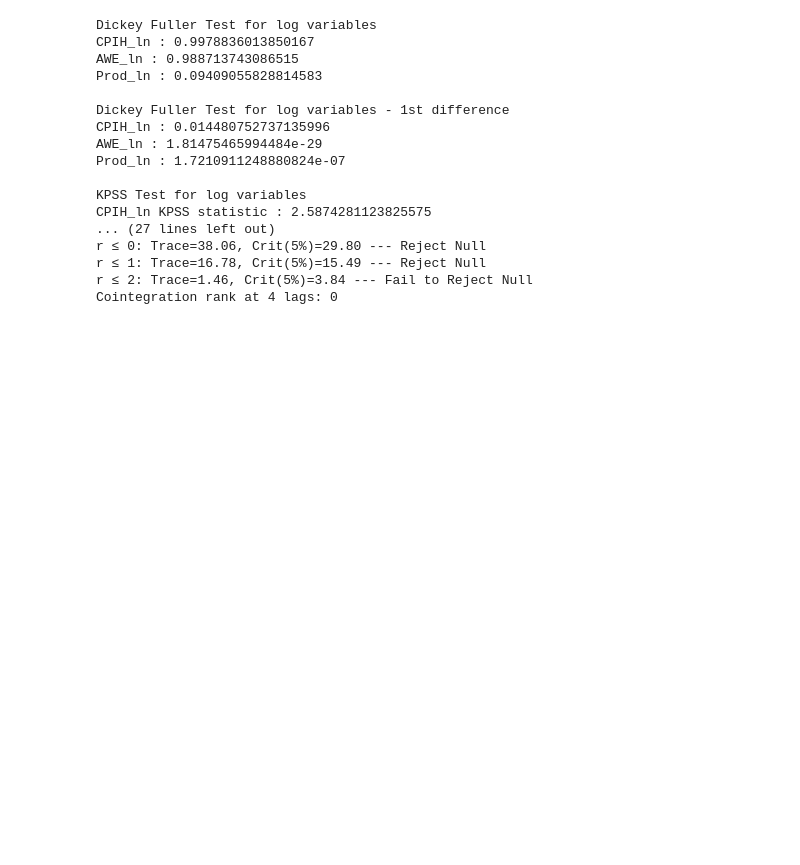
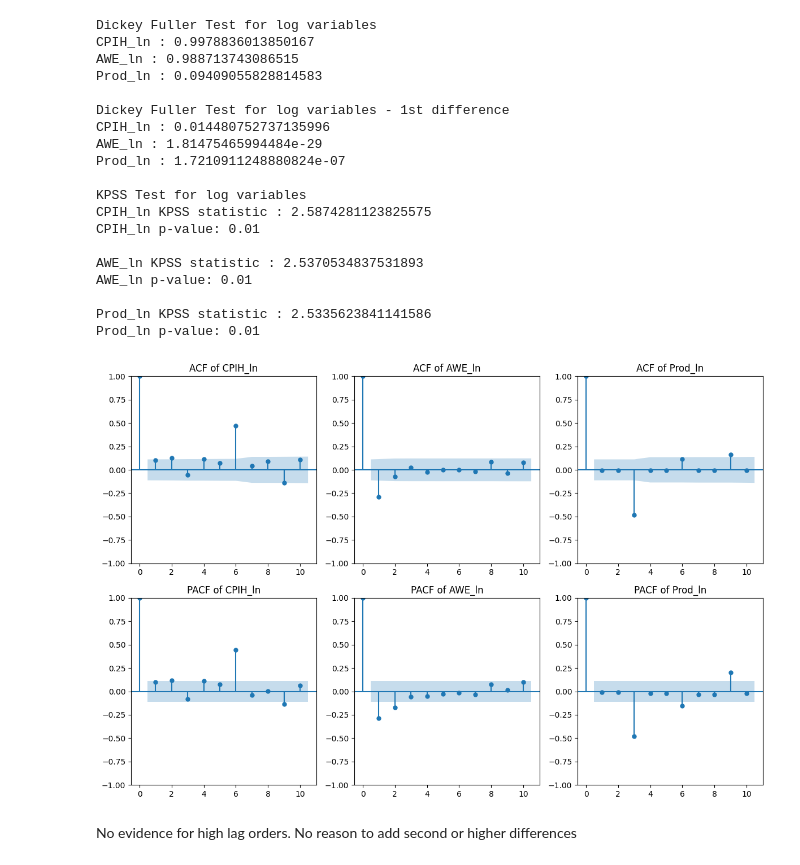
Before and after one commit to adrymmm/uk_inflation_wage_project, a Jupyter notebook: model.ipynb, the cells around one changed output. Drawn from its saved outputs; the diff is of its cells as text; code cells hidden in the pictures; blank space fills up the shorter version.

Commit message:
Added ACF and PACF plots. Respecified cointegration test. Estimated using VECM. Forecasted the next 12 months and tested model accuracy.

```diff
--- a/model.ipynb
+++ b/model.ipynb
@@ -9,6 +11,13 @@ from statsmodels.tools.sm_exceptions import InterpolationWarning
 df_model = pd.read_csv('data/preprocessed/dataset.csv')
 
 df_log = df_model.copy()
+
+# Converting month to datetime and setting as index
+df_log['Month'] = pd.to_datetime(df_log['Month'])
+df_log = df_log.set_index('Month')
+# Monthly start frequency
+df_log = df_log.asfreq('MS')
+
 # Log Transformations
 df_log[['CPIH_ln','AWE_ln','Prod_ln']] = df_log[['CPIH','AWE','Productivity']].apply(np.log)
 cols = ['CPIH_ln','AWE_ln','Prod_ln']
@@ -18,8 +27,8 @@ print("Dickey Fuller Test for log variables")
 for col in cols:
     adf_test = adfuller(df_log[col], autolag='AIC')[1]
     print(f"{col} : {adf_test}")
-# Cannot reject the null of non-stationarity
-# Prod_ln can reject then null at 10% but not 5%
+# Fail to reject the null of non-stationarity
+# Prod_ln can reject then null of unit root at 10% but not 5%
 
 #Taking first difference
 df_log_diff = df_log[cols].diff().dropna()
@@ -31,33 +40,12 @@ for col in cols:
 # We reject the null at 1% level, the differenced series are stationary
 
 # Testing for trend stationarity using KPSS
-warnings.simplefilter('ignore', InterpolationWarning)
 print("\nKPSS Test for log variables")
 for col in cols:
     stat, p, lags, crit = kpss(df_log[col].dropna(), regression='c', nlags='auto')
     print(f"{col} KPSS statistic : {stat}")
     print(f"{col} p-value: {p}\n")
 # We can confidently reject the null of stationarity using both tests
-
-# Testing for Co-Integration
-joh_data = df_log[cols]
-for i in range(1, 5):
-    print(f"{i} Lags in Differences")
-    johansen_test = coint_johansen(joh_data, det_order=0, k_ar_diff=i)
-    trace_stats = johansen_test.lr1
-    crit_vals = johansen_test.cvt[:, 1]
-
-    # Hypothesis testing
-    for rank, (trace,crit) in enumerate(zip(trace_stat, crit_vals)):
-        decision = "Reject Null" if trace>crit else "Fail to Reject Null"
-        print(f"r ≤ {rank}: Trace={trace:.2f}, Crit(5%)={crit:.2f} --- {decision}")
-
-    # Estimating cointegration rank
-    rank = np.argmax(trace_stats < crit_vals)
-    print(f"Cointegration rank at {i} lags: {rank}\n")
-
-# Estimated cointegration rank is 2
-# With 3 variables -> 2 indep. stationary long-run trends, 1 common stochastic trend
 # %% [output]
 Dickey Fuller Test for log variables
 CPIH_ln : 0.9978836013850167
@@ -71,8 +59,29 @@ Prod_ln : 1.7210911248880824e-07
 
 KPSS Test for log variables
 CPIH_ln KPSS statistic : 2.5874281123825575
-... (27 lines left out)
-r ≤ 0: Trace=38.06, Crit(5%)=29.80 --- Reject Null
-r ≤ 1: Trace=16.78, Crit(5%)=15.49 --- Reject Null
-r ≤ 2: Trace=1.46, Crit(5%)=3.84 --- Fail to Reject Null
-Cointegration rank at 4 lags: 0
+CPIH_ln p-value: 0.01
+
+AWE_ln KPSS statistic : 2.5370534837531893
+AWE_ln p-value: 0.01
+
+Prod_ln KPSS statistic : 2.5335623841141586
+Prod_ln p-value: 0.01
+# %%
+# Setting up plot
+fig, axes = plt.subplots(2,3, figsize=(12,8))
+
+for i, col in enumerate(cols):
+    # ACF plot with 10 lags - 1st difference
+    plot_acf(df_log_diff[col], lags=10, ax=axes[0,i])
+    axes[0,i].set_title(f"ACF of {col}")
+
+    # PACF plot with 10 lags
+    plot_pacf(df_log_diff[col], lags=10, method="ywm", ax=axes[1,i])
+    axes[1,i].set_title(f"PACF of {col}")
+
+plt.tight_layout()
+plt.show()
+# %% [output]
+[figure, added]
+# %% [markdown]
+No evidence for high lag orders. No reason to add second or higher differences
```
Also changed, not shown: parts of 8 cells of this notebook.
